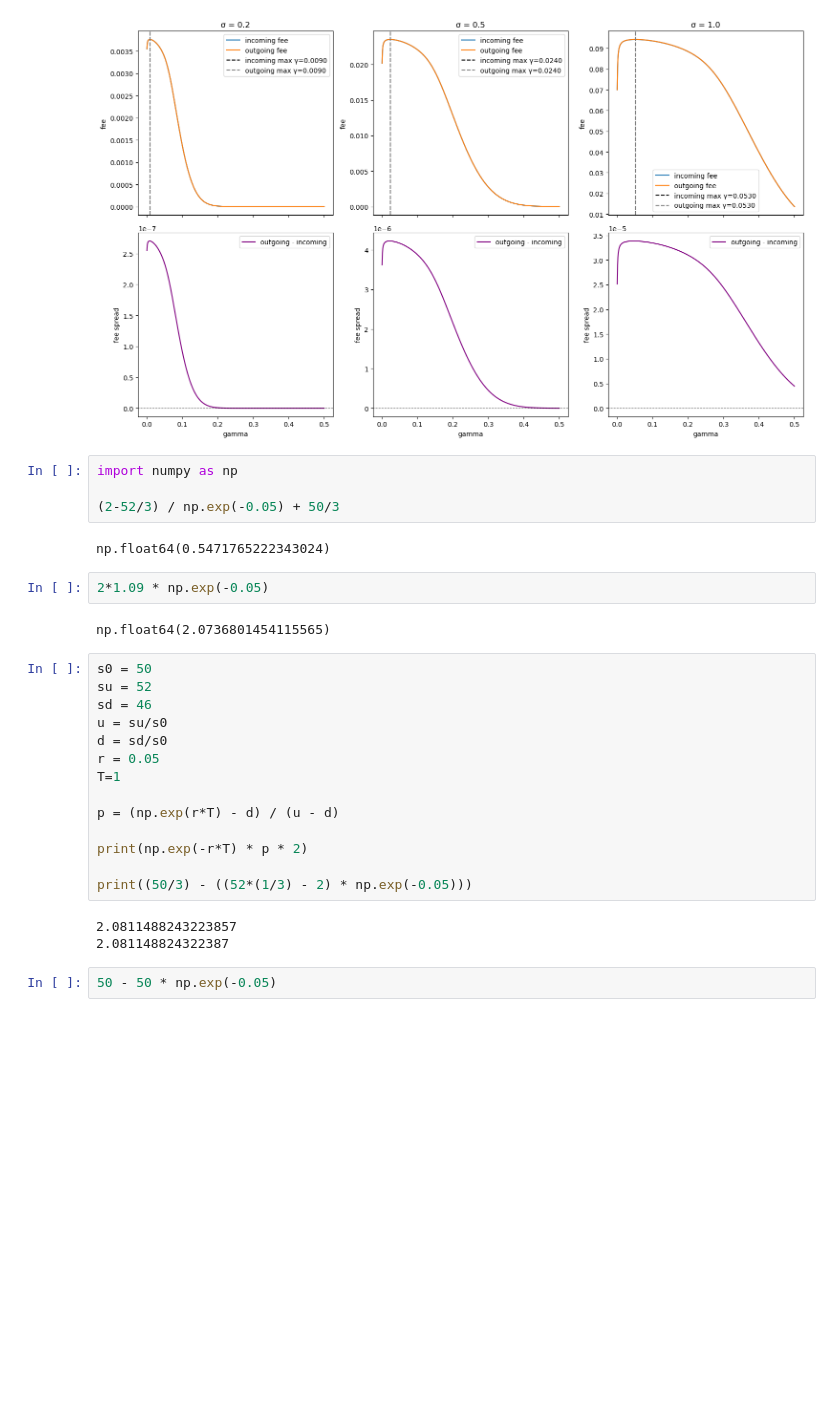
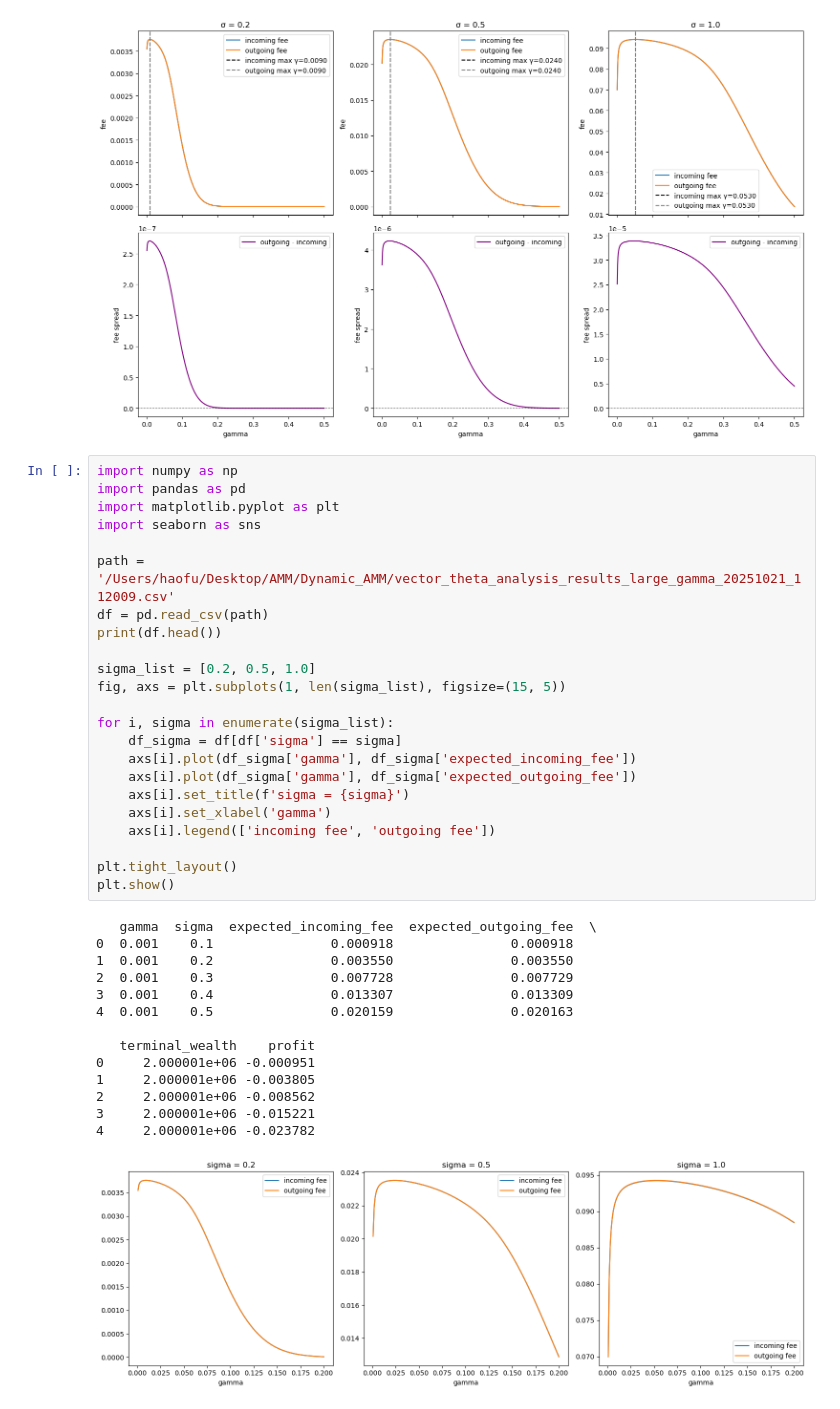
Before and after one commit to WillInvest/Dynamic_AMM, a Jupyter notebook: Theta/analysis.ipynb, the cells around one changed output. Saved outputs shown, nothing was run; the diff lists cells and outputs as text; blank space fills up the shorter version.

```diff
--- a/Theta/analysis.ipynb
+++ b/Theta/analysis.ipynb
@@ -349,32 +133,41 @@ plt.show()
 3  0.001    0.4               0.013307               0.013309
 4  0.001    0.5               0.020159               0.020163
 [figure]
-# %%
-import numpy as np
-
-(2-52/3) / np.exp(-0.05) + 50/3
-# %% [output]
-np.float64(0.5471765222343024)
-# %%
-2*1.09 * np.exp(-0.05)
-# %% [output]
-np.float64(2.0736801454115565)
-# %%
-s0 = 50
-su = 52
-sd = 46
-u = su/s0
-d = sd/s0
-r = 0.05
-T=1
-
-p = (np.exp(r*T) - d) / (u - d)
-
-print(np.exp(-r*T) * p * 2)
-
-print((50/3) - ((52*(1/3) - 2) * np.exp(-0.05)))
-# %% [output]
-2.0811488243223857
-2.081148824322387
-# %%
-50 - 50 * np.exp(-0.05)
+# %%
+import numpy as np
+import pandas as pd
+import matplotlib.pyplot as plt
+import seaborn as sns
+
+path = '/Users/haofu/Desktop/AMM/Dynamic_AMM/vector_theta_analysis_results_large_gamma_20251021_112009.csv'
+df = pd.read_csv(path)
+print(df.head())
+
+sigma_list = [0.2, 0.5, 1.0]
+fig, axs = plt.subplots(1, len(sigma_list), figsize=(15, 5))
+
+for i, sigma in enumerate(sigma_list):
+    df_sigma = df[df['sigma'] == sigma]
+    axs[i].plot(df_sigma['gamma'], df_sigma['expected_incoming_fee'])
+    axs[i].plot(df_sigma['gamma'], df_sigma['expected_outgoing_fee'])
+    axs[i].set_title(f'sigma = {sigma}')
+    axs[i].set_xlabel('gamma')
+    axs[i].legend(['incoming fee', 'outgoing fee'])
+
+plt.tight_layout()
+plt.show()
+# %% [output]
+   gamma  sigma  expected_incoming_fee  expected_outgoing_fee  \
+0  0.001    0.1               0.000918               0.000918
+1  0.001    0.2               0.003550               0.003550
+2  0.001    0.3               0.007728               0.007729
+3  0.001    0.4               0.013307               0.013309
+4  0.001    0.5               0.020159               0.020163
+
+   terminal_wealth    profit
+0     2.000001e+06 -0.000951
+1     2.000001e+06 -0.003805
+2     2.000001e+06 -0.008562
+3     2.000001e+06 -0.015221
+4     2.000001e+06 -0.023782
+[figure, added]
```
Also changed, not shown: parts of 13 cells of this notebook, 1 other file.
